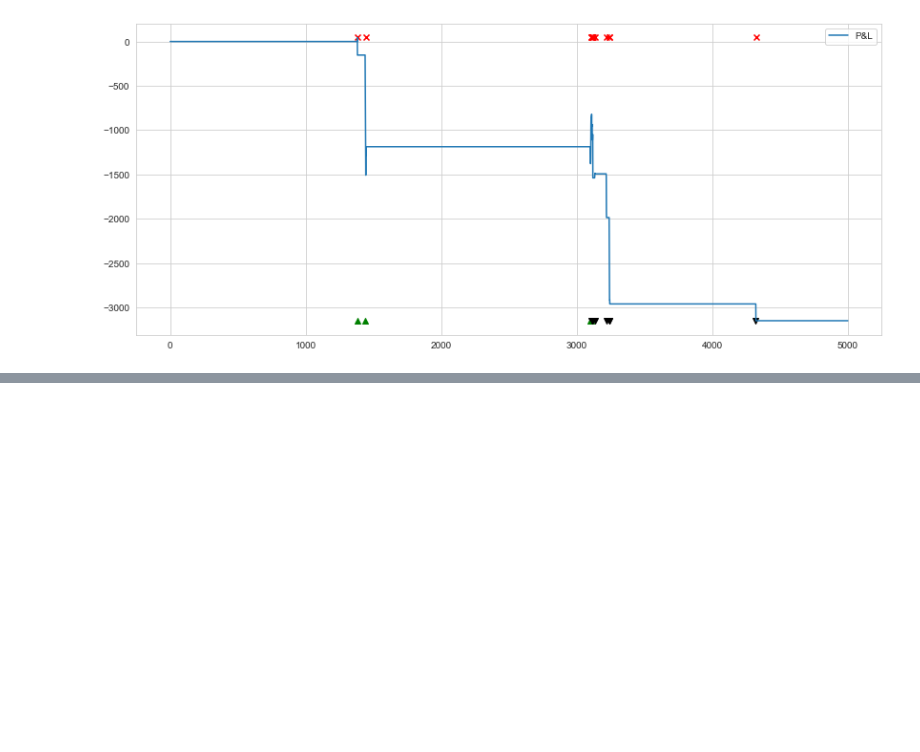
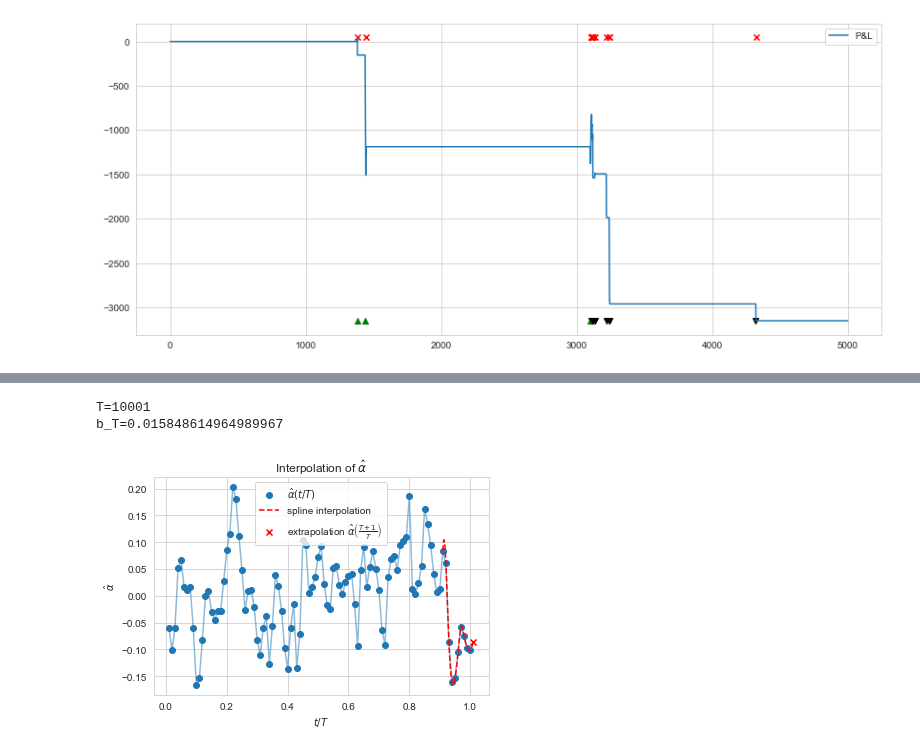
Before and after one commit to Tristan-C-13/modelling-non-stationary-time-series, a Jupyter notebook: meeting.ipynb, the cells around one changed output, grey strips where cells are left out. Saved outputs shown, nothing was run; the diff lists cells and outputs as text; code cells hidden in the pictures; blank space fills up the shorter version.

```diff
--- a/meeting.ipynb
+++ b/meeting.ipynb
@@ -323,3 +322,24 @@ step 4900 / 5000
 INFO:root:Ratios: {'ratio': 0.23076923076923078, 'short ratio': 0.5, 'long ratio': 0.1111111111111111}
 step 5000 / 5000
 [figure]
+# %%
+import numpy as np
+import pandas as pd
+import matplotlib.pyplot as plt
+import seaborn as sns
+
+import datetime as dt
+
+from utils.data_processing import get_dates_str, load_spread_btc_eth
+from utils.graphics import make_general_plots, plot_rolling_entries, plot_rolling_forecasts
+
+sns.set_style("whitegrid")
+
+
+start, end = get_dates_str(10_000, '2022-08-14')
+data_df = load_spread_btc_eth(start, end)
+
+make_general_plots(data_df['spread_log_returns'].to_numpy())
+
+# plt.savefig("pairs-trading-tvAR-1-extrapolation.pdf", bbox_inches='tight')
+# %% [output]
@@ -325,0 +347,3 @@ step 5000 / 5000
+T=10001
+b_T=0.015848614964989967
+[figure, added]
```
Also changed, not shown: parts of 7 cells of this notebook, 6 other files.
